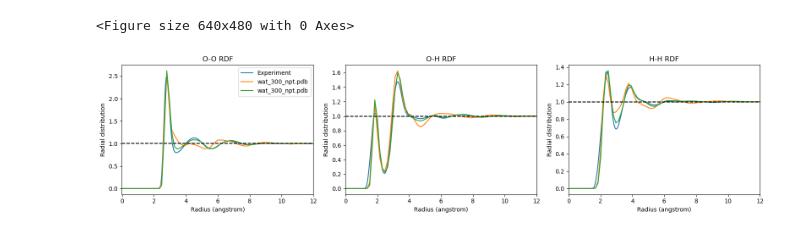
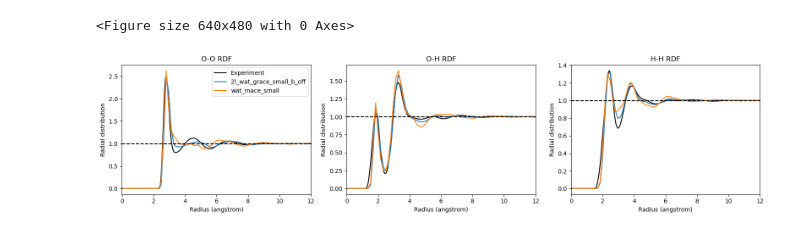
Before and after one commit to heid-lab/grace-off, a Jupyter notebook: analysis/rdf.ipynb, the cells around one changed output. Saved outputs shown, nothing was run; the diff lists cells and outputs as text; code cells hidden in the pictures.

```diff
--- a/analysis/rdf.ipynb
+++ b/analysis/rdf.ipynb
@@ -59,33 +67,37 @@ plt.show()
 # %%
 # water data ----------------------------------
 
-exp_water = pd.read_csv("/site/raid3/anna/test_waterbox/exp_water.dat", delimiter='\t')
-r_A=exp_water[" r[A] "]
-rdf_exp_OO=exp_water["O–O "]
-rdf_exp_Oh=exp_water["O–H "]
-rdf_exp_hh=exp_water["H–H "]
+exp_water = pd.read_csv("../data/exp_data/exp_water.dat", delimiter="\t")
+r_A = exp_water[" r[A] "]
+rdf_exp_OO = exp_water["O–O "]
+rdf_exp_Oh = exp_water["O–H "]
+rdf_exp_hh = exp_water["H–H "]
 xlim_lower, xlim_upper = -0.2, 10
 
 fig, axes = plt.subplots(1, 3, figsize=(16, 4))
-axes[0].plot(r_A, rdf_exp_OO, label = "Experiment")
-axes[1].plot(r_A, rdf_exp_Oh, label = "Experiment")
-axes[2].plot(r_A, rdf_exp_hh, label = "Experiment")
+axes[0].plot(r_A, rdf_exp_OO, label="Experiment", color="black")
+axes[1].plot(r_A, rdf_exp_Oh, label="Experiment", color="black")
+axes[2].plot(r_A, rdf_exp_hh, label="Experiment", color="black")
 
 
-for u in [mace_small, grace_medium]:
-        rdf=model_rdf[u]
-        for i, combination in enumerate(["o-o","o-h","h-h"]):
+for model, path in traj.items():
+    rdf = model_rdf[path]
+    for i, combination in enumerate(["o-o", "o-h", "h-h"]):
 
-                axes[i].plot(rdf[combination].results.bins, rdf[combination].results.rdf, label = u.filename.split('/')[-1] )
-                axes[i].axhline(y=1, color='k', linestyle='--')
-                axes[i].set_xlabel('Radius (angstrom)')
-                axes[i].set_ylabel('Radial distribution')
-                axes[i].set_title(f'{combination.upper()} RDF')
-                axes[i].set_xlim(-0.01, 12)
-                axes[0].legend()
+        axes[i].plot(
+            rdf[combination].results.bins,
+            rdf[combination].results.rdf,
+            label=path.split("/")[2],
+        )
+        axes[i].axhline(y=1, color="k", linestyle="--")
+        axes[i].set_xlabel("Radius (angstrom)")
+        axes[i].set_ylabel("Radial distribution")
+        axes[i].set_title(f"{combination.upper()} RDF")
+        axes[i].set_xlim(-0.01, 12)
+        axes[0].legend()
 
 plt.tight_layout()
 # plt.savefig("waterbox_rdf_comparison_exp.png", dpi=300)
 plt.show()
 # %% [output]
-[figure, old version]
+[figure, new version]
```
Also changed, not shown: parts of 3 cells of this notebook, 5 other files.
